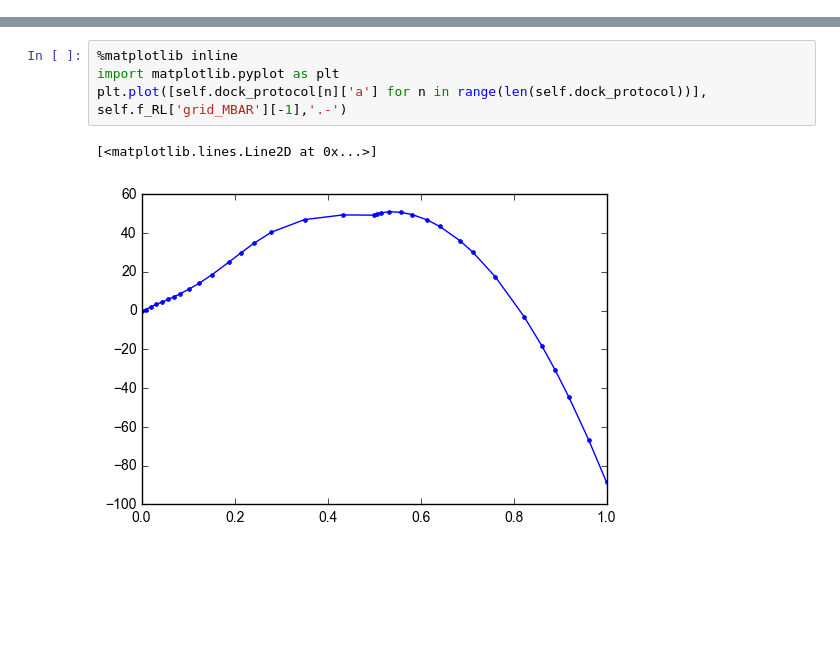
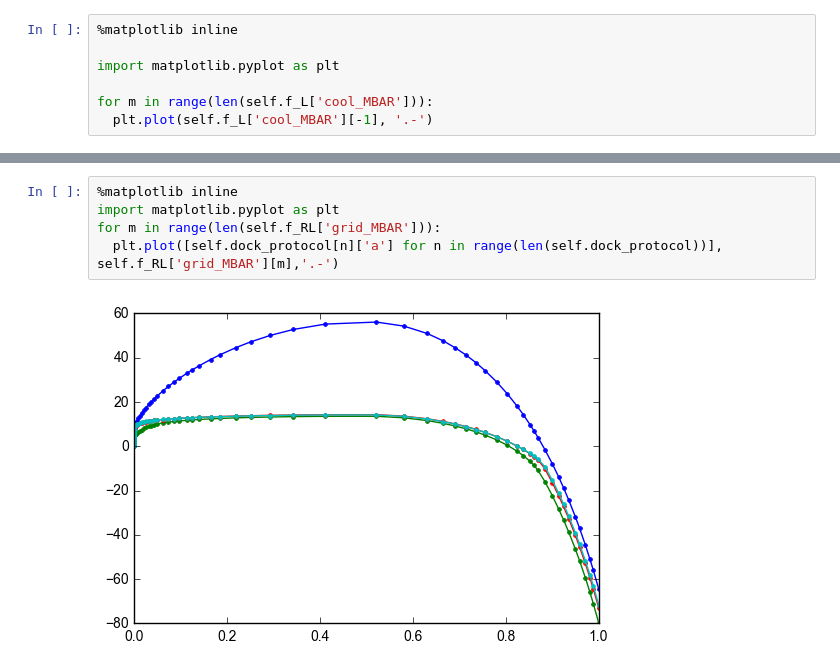
Before and after one commit to CCBatIIT/AlGDock, a Jupyter notebook: Example/test_python.ipynb, the cells around one changed output, grey strips where cells are left out. Drawn from its saved outputs; the diff is of its cells as text; blank space fills up the shorter version.

```diff
--- a/Example/test_python.ipynb
+++ b/Example/test_python.ipynb
@@ -65,0 +63,7 @@ using random number seed of -1
+# %%
+%matplotlib inline
+
+import matplotlib.pyplot as plt
+
+for m in range(len(self.f_L['cool_MBAR'])):
+  plt.plot(self.f_L['cool_MBAR'][-1], '.-')
@@ -66,7 +72,7 @@ using random number seed of -1
 # %%
 %matplotlib inline
 import matplotlib.pyplot as plt
-plt.plot([self.dock_protocol[n]['a'] for n in range(len(self.dock_protocol))], self.f_RL['grid_MBAR'][-1],'.-')
+for m in range(len(self.f_RL['grid_MBAR'])):
+  plt.plot([self.dock_protocol[n]['a'] for n in range(len(self.dock_protocol))], self.f_RL['grid_MBAR'][m],'.-')
 # %% [output]
-[<matplotlib.lines.Line2D at 0x...>]
-[figure, old version]
+[figure, new version]
```
Also changed, not shown: parts of 7 cells of this notebook, 3 other files.
